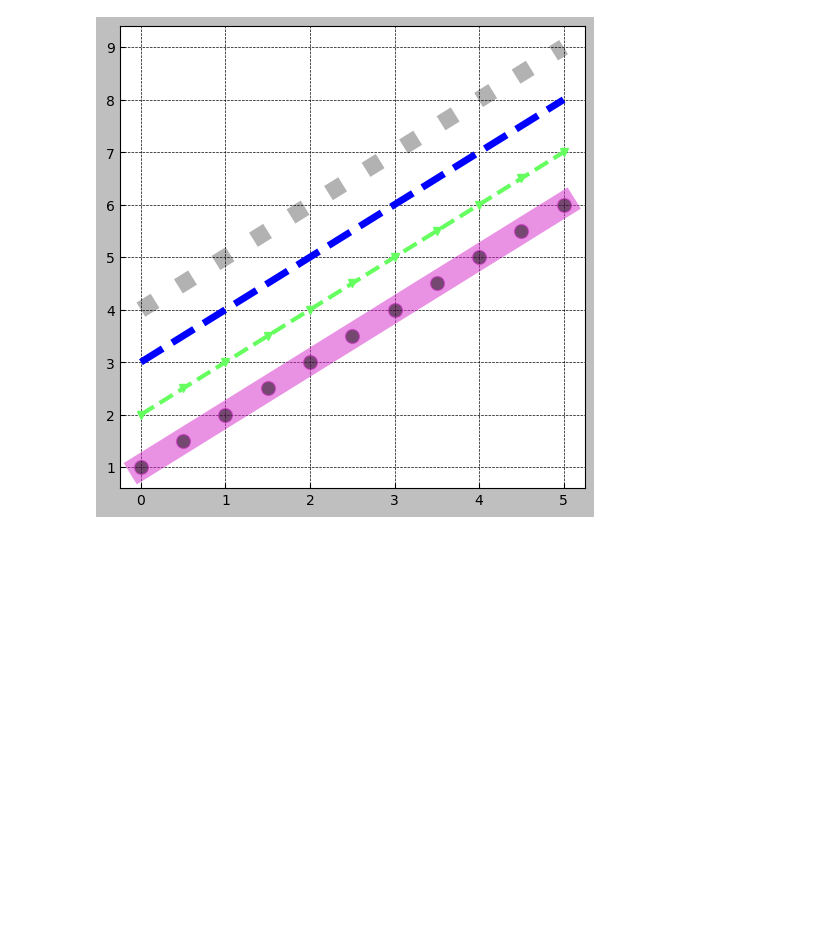
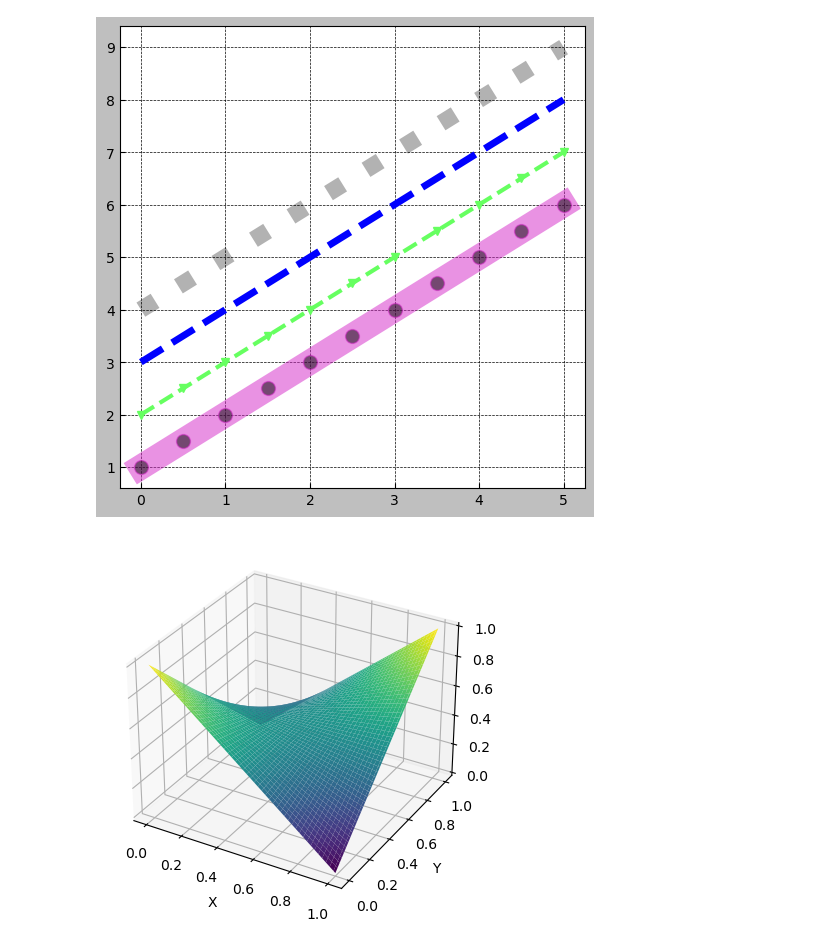
Before and after one commit to noliveraa/Cursos_Platzi, a Jupyter notebook: Python/plots.ipynb, the cells around one changed output. Cells and saved outputs as stored; diff of their text form; code cells hidden in the pictures; blank space fills up the shorter version.

```diff
--- a/Python/plots.ipynb
+++ b/Python/plots.ipynb
@@ -216,3 +218,34 @@ ax.plot(x,x+4, color = 'black', alpha = 0.3, linewidth= 12, linestyle=':')
 # %% [output]
 [<matplotlib.lines.Line2D at 0x...>]
 [figure]
+# %%
+# Define the function
+def my_function(x, y):
+    return x * y + ((1 - y) * (1 - x))
+
+# Generate x and y values
+x = np.linspace(0, 1, 100)
+y = np.linspace(0, 1, 100)
+
+# Create a meshgrid from x and y
+X, Y = np.meshgrid(x, y)
+
+# Calculate Z values using the function
+Z = my_function(X, Y)
+
+# Create a 3D plot
+fig = plt.figure()
+ax = fig.add_subplot(111, projection='3d')
+
+# Plot the surface
+ax.plot_surface(X, Y, Z, cmap='viridis')
+
+# Set labels
+ax.set_xlabel('X')
+ax.set_ylabel('Y')
+ax.set_zlabel('Z')
+
+# Show the plot
+plt.show()
+# %% [output]
+[figure, added]
```
Also changed, not shown: parts of 1 cell of this notebook, 5 other files.
